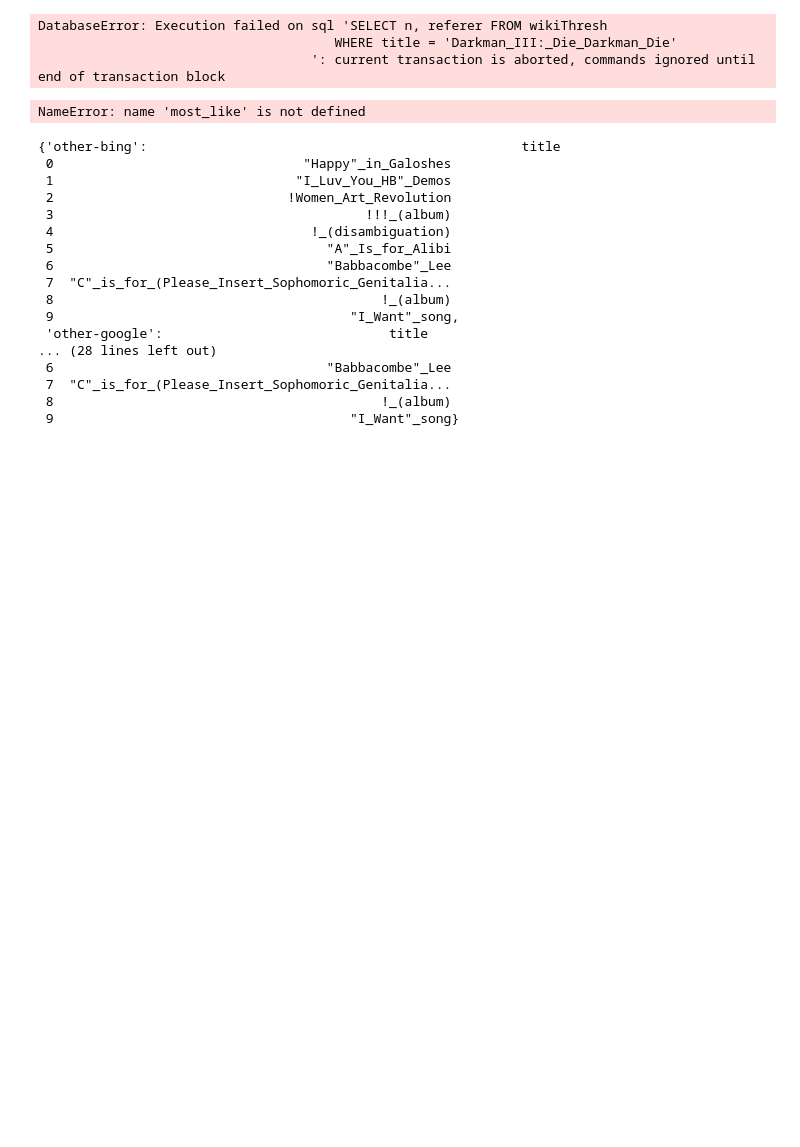
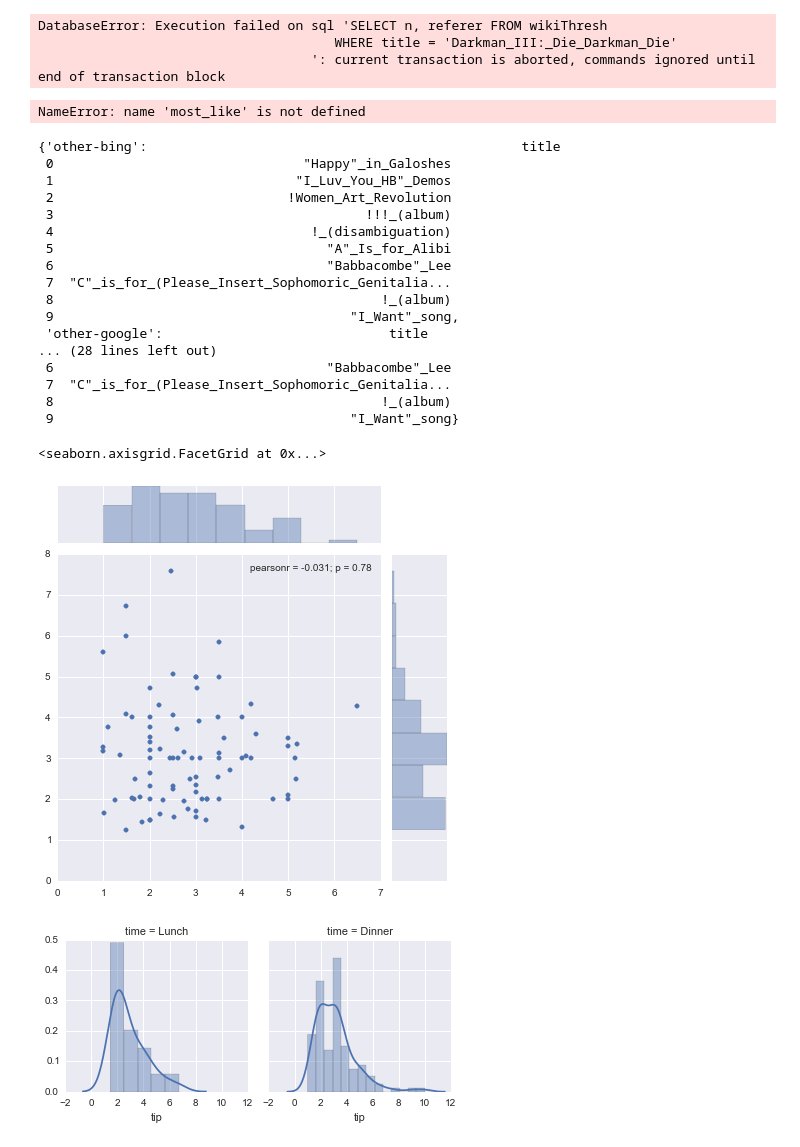
Before and after one commit to seewalker/wikipedia_analytics, a Jupyter notebook: experiments.ipynb, the cells around one changed output. Drawn from its saved outputs; the diff is of its cells as text; code cells hidden in the pictures; blank space fills up the shorter version.

Commit message:
The new dataframe works. Removed explicit styling. Switched to python 3. Plotting does not yet work.

```diff
--- a/experiments.ipynb
+++ b/experiments.ipynb
@@ -119,0 +122,14 @@ maximal(10)
+# %%
+tips = sns.load_dataset("tips")
+ft = tips [tips.sex == "Female"]
+mt = tips [tips.sex == "Male"]
+
+sns.jointplot(ft.tip.values, mt.tip.values[0:87])
+#g = sns.FacetGrid(ft, col="time")
+#g.map(sns.jointplot, x=ft, y=mt)
+h =  sns.FacetGrid(mt, col="time")
+h.map(sns.distplot,"tip")
+# %% [output]
+<seaborn.axisgrid.FacetGrid at 0x...>
+[figure, added]
+[figure, added]
```
Also changed, not shown: parts of 14 cells of this notebook, 7 other files.
